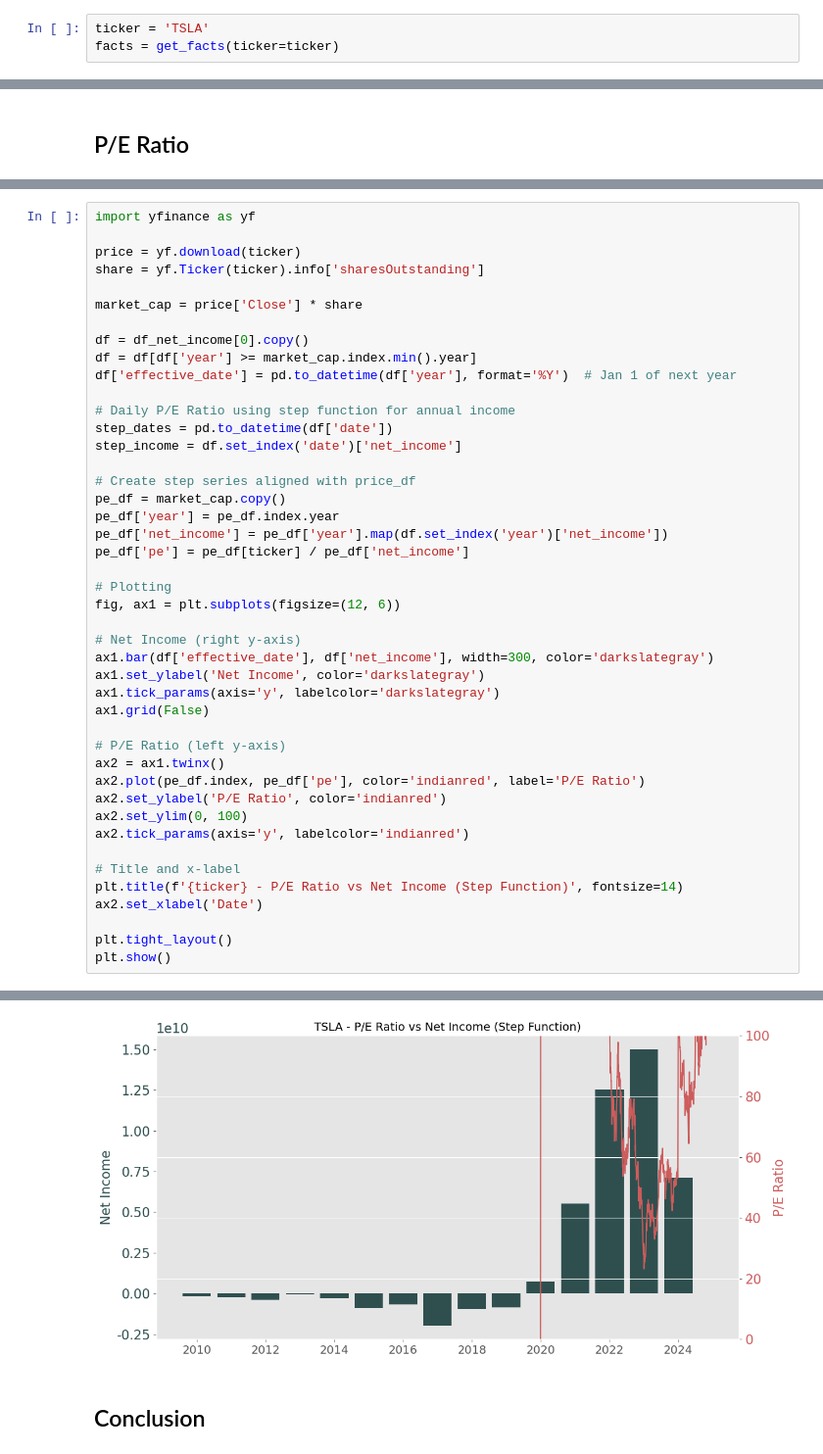
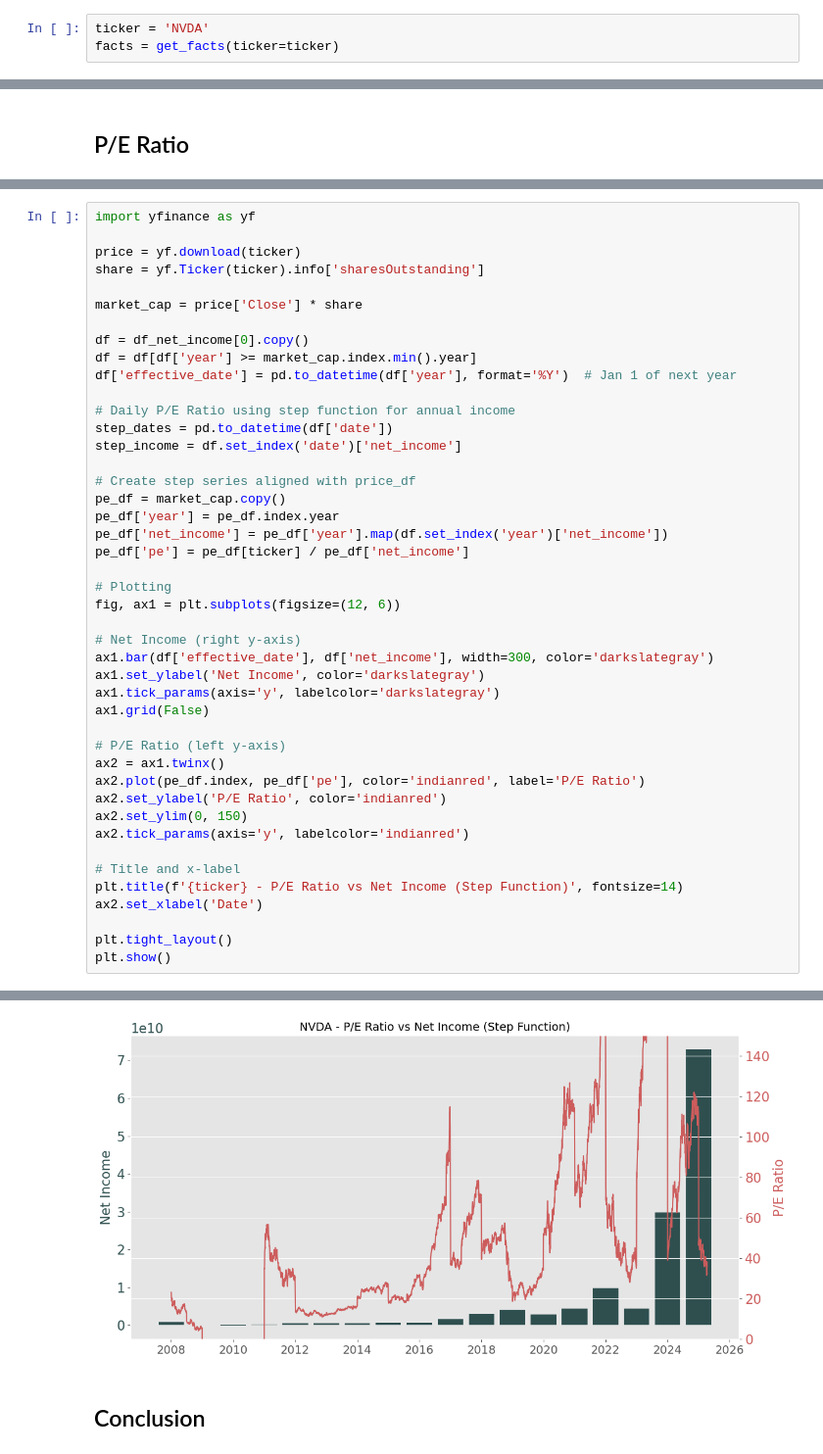
Before and after one commit to akaiuun12/stock_portfolio, a Jupyter notebook: analysis/NVDA_2025.ipynb, the cells around one changed output, grey strips where cells are left out. Shown at 98% size. Drawn from its saved outputs; the diff is of its cells as text.

```diff
--- a/analysis/NVDA_2025.ipynb
+++ b/analysis/NVDA_2025.ipynb
@@ -42,7 +42,7 @@ plt.rcParams.update({
 # %% [markdown]
 ## Company Information
 # %%
-ticker = 'TSLA'
+ticker = 'NVDA'
 facts = get_facts(ticker=ticker)
 # %% [markdown]
 ## Income
@@ -158,35 +162,35 @@ step_income = df.set_index('date')['net_income']
 
 # Create step series aligned with price_df
 pe_df = market_cap.copy()
 pe_df['year'] = pe_df.index.year
 pe_df['net_income'] = pe_df['year'].map(df.set_index('year')['net_income'])
 pe_df['pe'] = pe_df[ticker] / pe_df['net_income']
 
 # Plotting
 fig, ax1 = plt.subplots(figsize=(12, 6))
 
 # Net Income (right y-axis)
 ax1.bar(df['effective_date'], df['net_income'], width=300, color='darkslategray')
 ax1.set_ylabel('Net Income', color='darkslategray')
 ax1.tick_params(axis='y', labelcolor='darkslategray')
 ax1.grid(False)
 
 # P/E Ratio (left y-axis)
 ax2 = ax1.twinx()
 ax2.plot(pe_df.index, pe_df['pe'], color='indianred', label='P/E Ratio')
 ax2.set_ylabel('P/E Ratio', color='indianred')
-ax2.set_ylim(0, 100)
+ax2.set_ylim(0, 150)
 ax2.tick_params(axis='y', labelcolor='indianred')
 
 # Title and x-label
 plt.title(f'{ticker} - P/E Ratio vs Net Income (Step Function)', fontsize=14)
 ax2.set_xlabel('Date')
 
 plt.tight_layout()
 plt.show()
 # %% [output]
 [*********************100%***********************]  1 of 1 completed
-[figure, old version]
+[figure, new version]
 # %% [markdown]
 ## Conclusion
 # %% [markdown]
```
Also changed, not shown: parts of 12 cells of this notebook, 1 other file.
